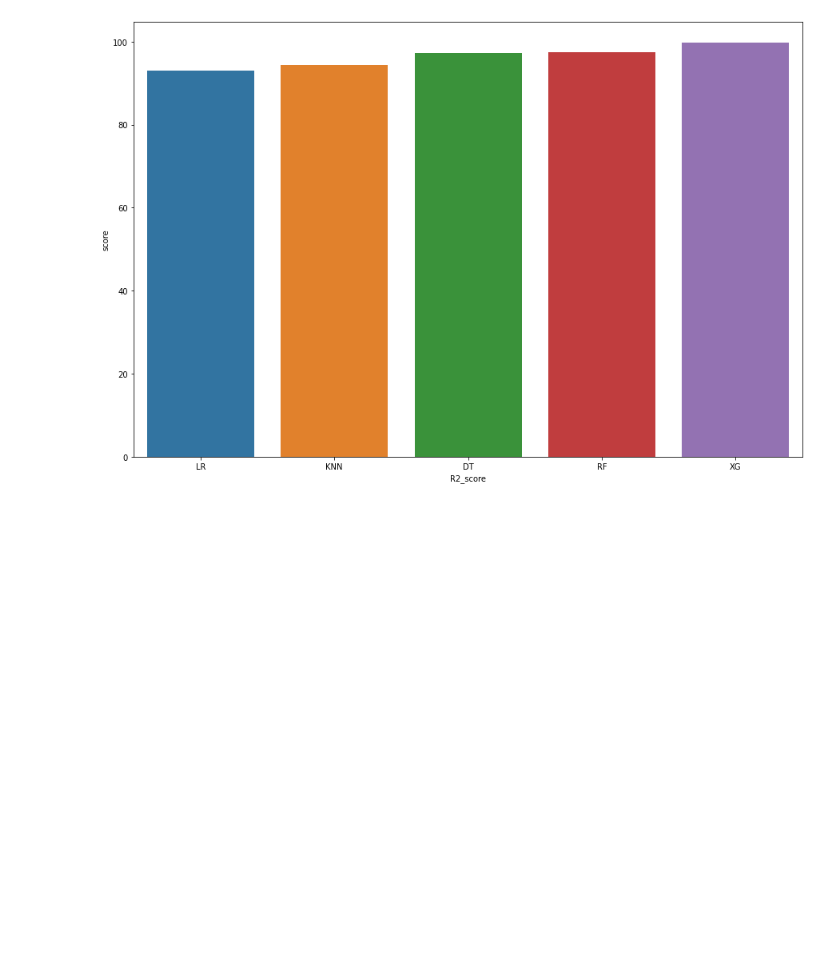
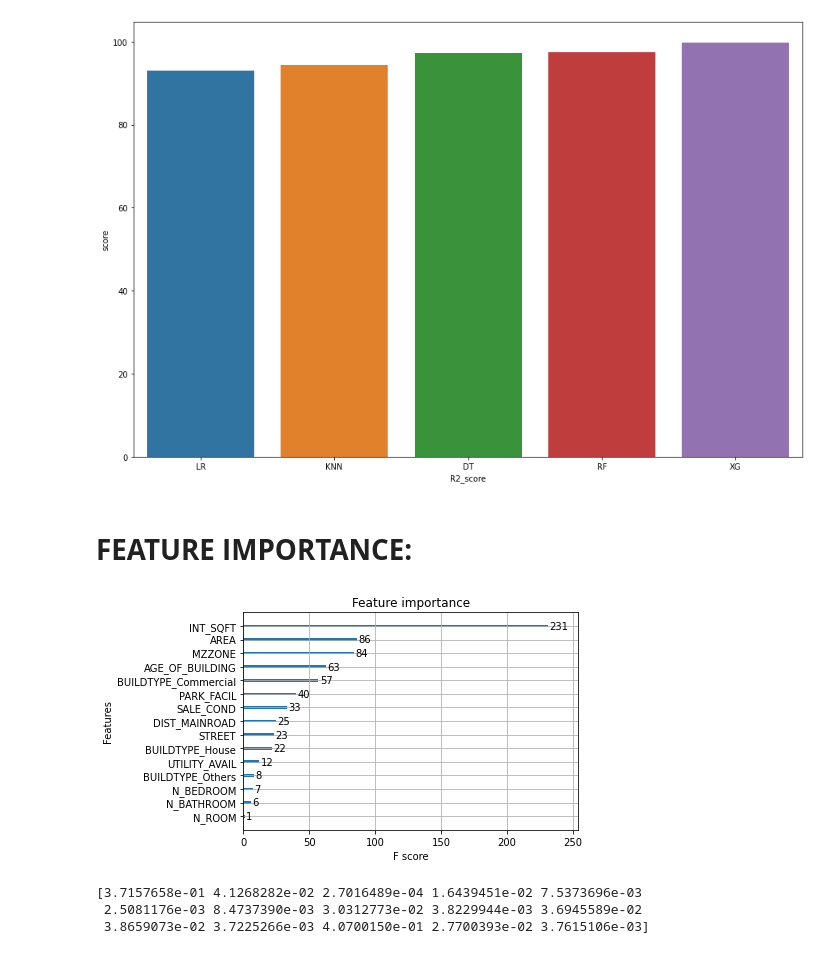
Before and after one commit to Kaviarasan25/DS-PROJECT-CHENNAI-HOUSE-PRICE-PREDICTION, a Jupyter notebook: HOUSE_PRICE_PREDICTION_CHENNAI_CITY.ipynb, the cells around one changed output. Cells and saved outputs as stored; diff of their text form; code cells hidden in the pictures; blank space fills up the shorter version.

```diff
--- a/HOUSE_PRICE_PREDICTION_CHENNAI_CITY.ipynb
+++ b/HOUSE_PRICE_PREDICTION_CHENNAI_CITY.ipynb
@@ -1272,3 +1327,19 @@ sns.barplot(x=R2_df.R2_score,y=R2_df.score)
 # %% [output]
 <matplotlib.axes._subplots.AxesSubplot at 0x...>
 [figure]
+# %% [markdown]
+# **FEATURE IMPORTANCE:**
+# %%
+from xgboost import plot_importance
+
+# plot feature importance
+plot_importance(model)
+plt.show()
+# %% [output]
+[figure, added]
+# %%
+print(model.feature_importances_)
+# %% [output]
+[3.7157658e-01 4.1268282e-02 2.7016489e-04 1.6439451e-02 7.5373696e-03
+ 2.5081176e-03 8.4737390e-03 3.0312773e-02 3.8229944e-03 3.6945589e-02
+ 3.8659073e-02 3.7225266e-03 4.0700150e-01 2.7700393e-02 3.7615106e-03]
```
Also changed, not shown: parts of 20 cells of this notebook.
